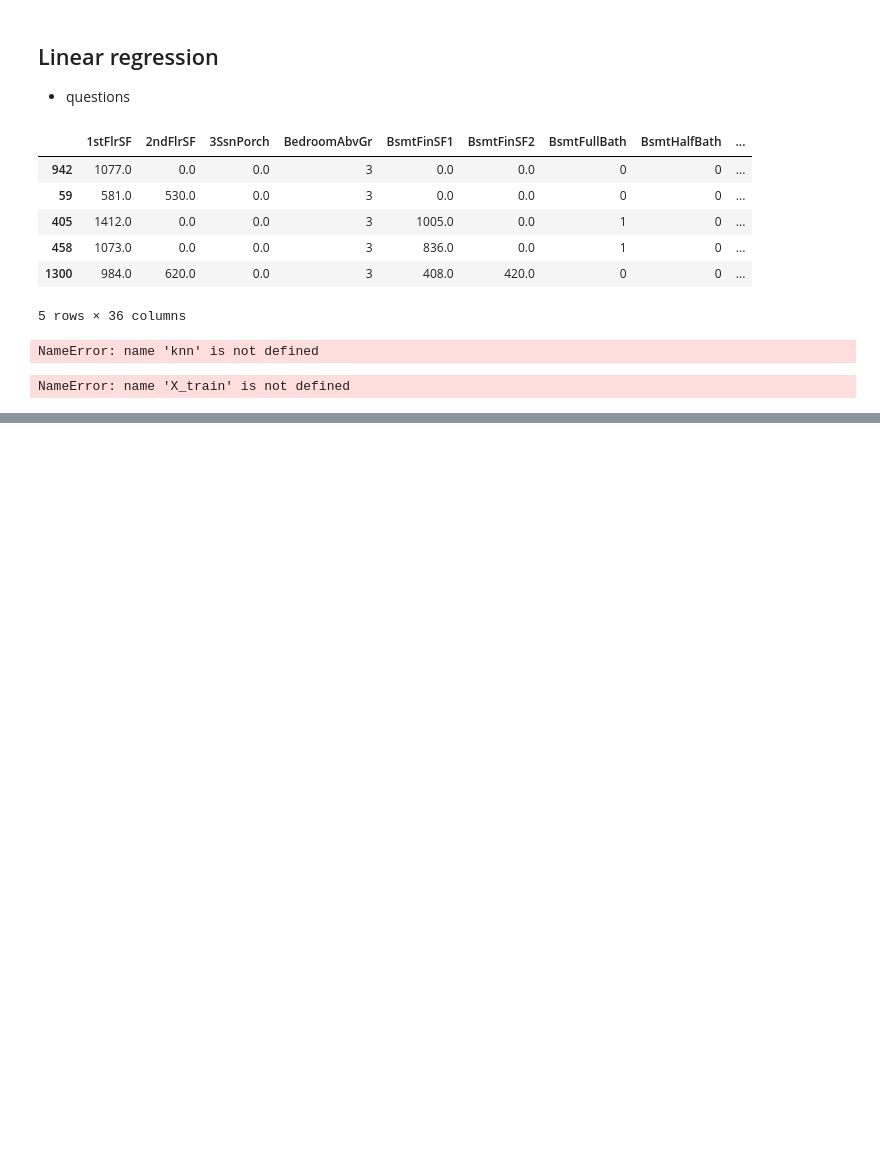
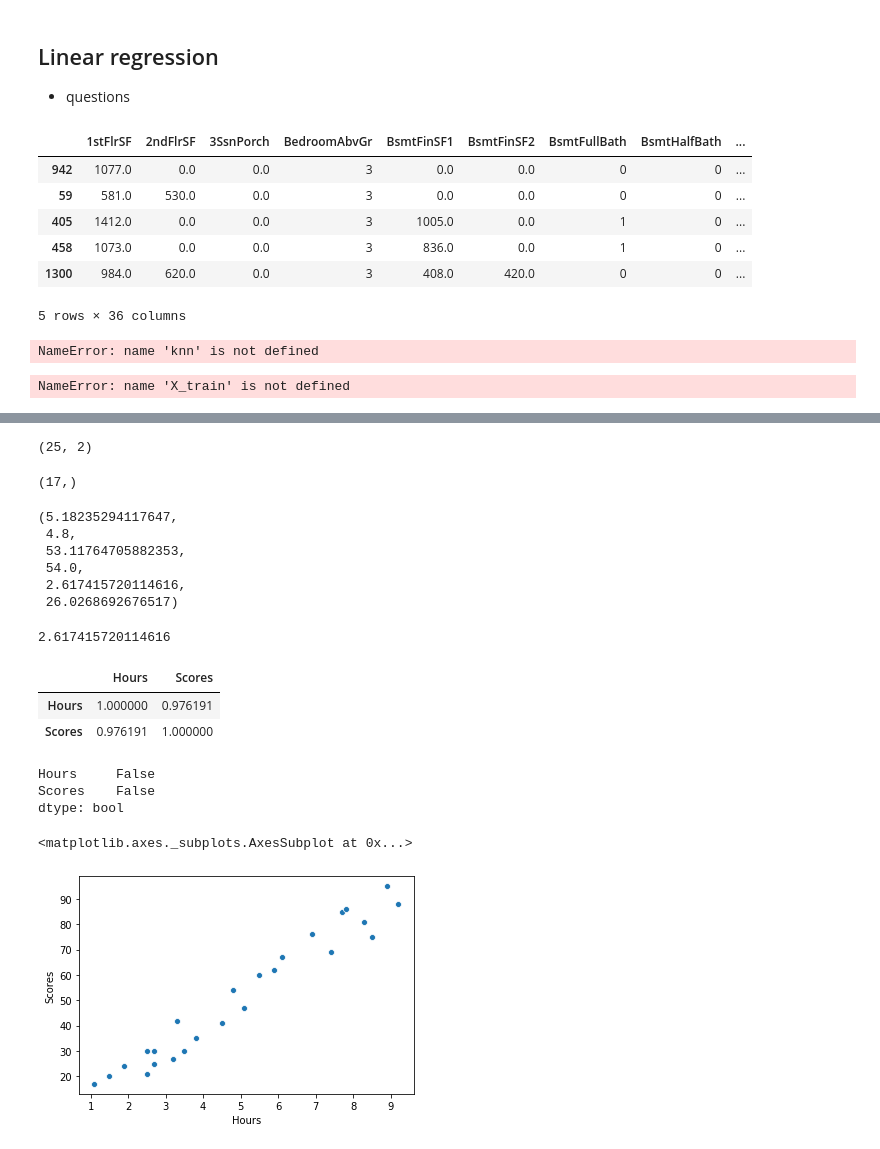
Before and after one commit to rinkunoah/MLpractice, a Jupyter notebook: shreya.ipynb, the cells around one changed output, grey strips where cells are left out. Drawn from its saved outputs; the diff is of its cells as text; code cells hidden in the pictures; blank space fills up the shorter version.

```diff
--- a/shreya.ipynb
+++ b/shreya.ipynb
@@ -91,0 +110,4 @@ NameError: name 'X_train' is not defined
+# %%
+import pandas as pd
+data = pd.read_csv('https://raw.githubusercontent.com/AdiPersonalWorks/Random/master/student_scores%20-%20student_scores.csv')
+data.head()
@@ -91,0 +121,28 @@ NameError: name 'X_train' is not defined
+# %%
+import numpy as np
+data.shape
+# %% [output]
+(25, 2)
+# %%
+from sklearn.model_selection import train_test_split
+from sklearn.linear_model import LinearRegression
+from sklearn.metrics import mean_squared_error
+Y_data=data['Scores']
+X_data=data['Hours']
+# %%
+X_train.shape
+# %% [output]
+(17,)
+# %%
+np.mean(X_train),np.median(X_train),np.mean(Y_train),np.median(Y_train),np.std(X_train),np.std(Y_train)
+# %% [output]
+(5.18235294117647,
+ 4.8,
+ 53.11764705882353,
+ 54.0,
+ 2.617415720114616,
+ 26.0268692676517)
+# %%
+np.std(X_train)
+# %% [output]
+2.617415720114616
@@ -91,0 +152,22 @@ NameError: name 'X_train' is not defined
+# %%
+cor
+# %% [output]
+|  | Hours | Scores |
+| Hours | 1.000000 | 0.976191 |
+| Scores | 0.976191 | 1.000000 |
+# %%
+data.isnull().any()
+# %% [output]
+Hours     False
+Scores    False
+dtype: bool
+# %%
+import matplotlib.pyplot as plt
+import seaborn as sns
+
+%matplotlib inline
+a=plt.axes()
+sns.scatterplot(X_data,Y_data)
+# %% [output]
+<matplotlib.axes._subplots.AxesSubplot at 0x...>
+[figure, added]
```
Also changed, not shown: parts of 60 cells of this notebook, 15 other files.
